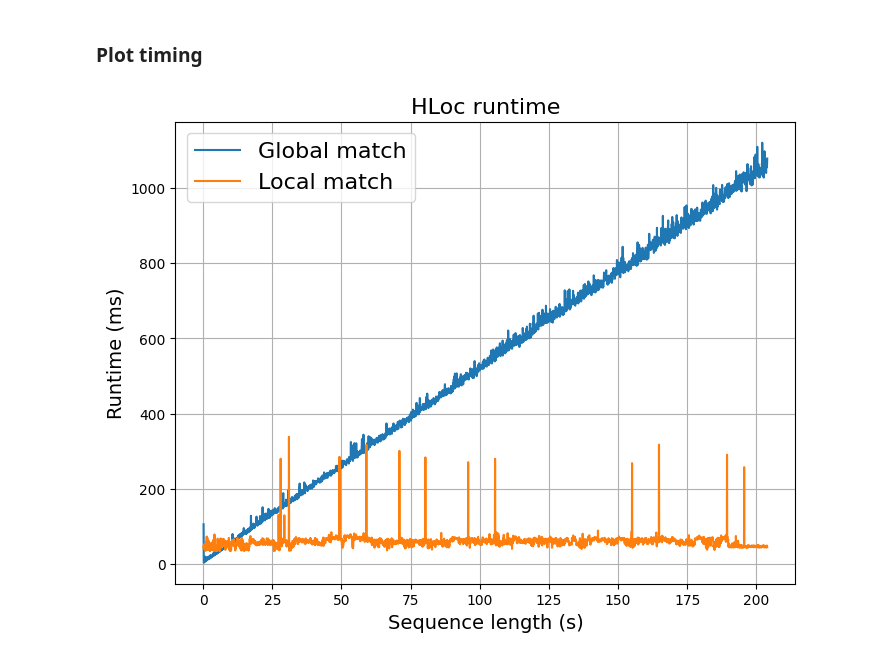
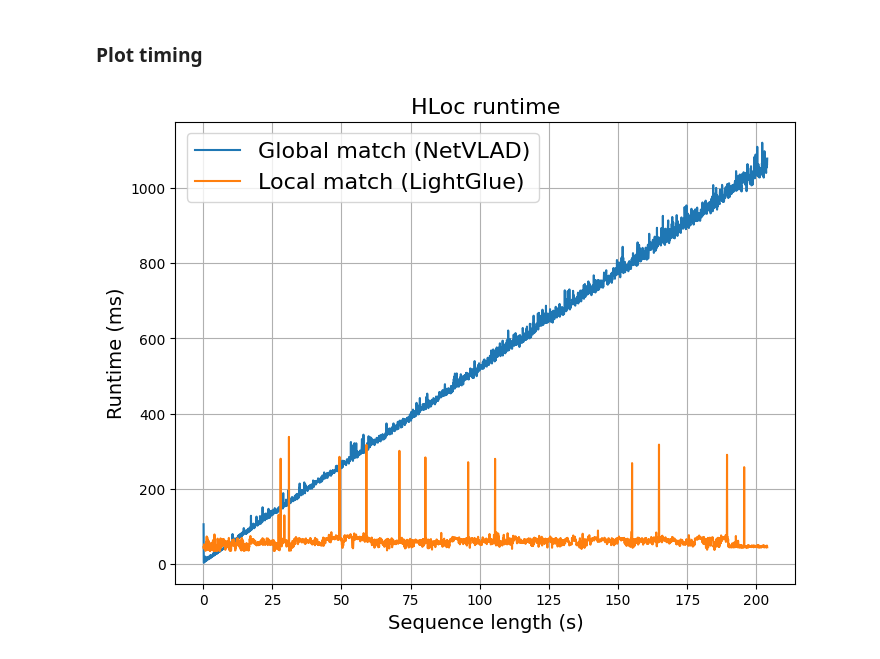
Before and after one commit to glennliu/Hierarchical-Localization, a Jupyter notebook: plot_timing.ipynb, the cells around one changed output. Drawn from its saved outputs; the diff is of its cells as text; code cells hidden in the pictures.

```diff
--- a/plot_timing.ipynb
+++ b/plot_timing.ipynb
@@ -28,17 +28,17 @@ Load data from /data2/sfm/single_session/vins_hard_loop/match_timing.txt
 # %%
 # plot global match over sequence length
 # plt.figure()
 plt.figure(figsize=(8, 6))
 
-plt.plot(timestamp, global_match, label='Global match')
-plt.plot(timestamp, local_match, label='Local match')
+plt.plot(timestamp, global_match, label='Global match (NetVLAD)')
+plt.plot(timestamp, local_match, label='Local match (LightGlue)')
 plt.xlabel('Sequence length (s)', fontsize=FONT)
 plt.ylabel('Runtime (ms)', fontsize=FONT)
 plt.legend(fontsize=16)
 plt.grid()
 plt.title('HLoc runtime', fontsize=16)
 
 plt.savefig(os.path.join(SFM_DATAROOT, SCAN, 'hloc_timing.png'))
 plt.show()
 # %% [output]
-[figure, old version]
+[figure, new version]
```
Also changed, not shown: 5 other files.
